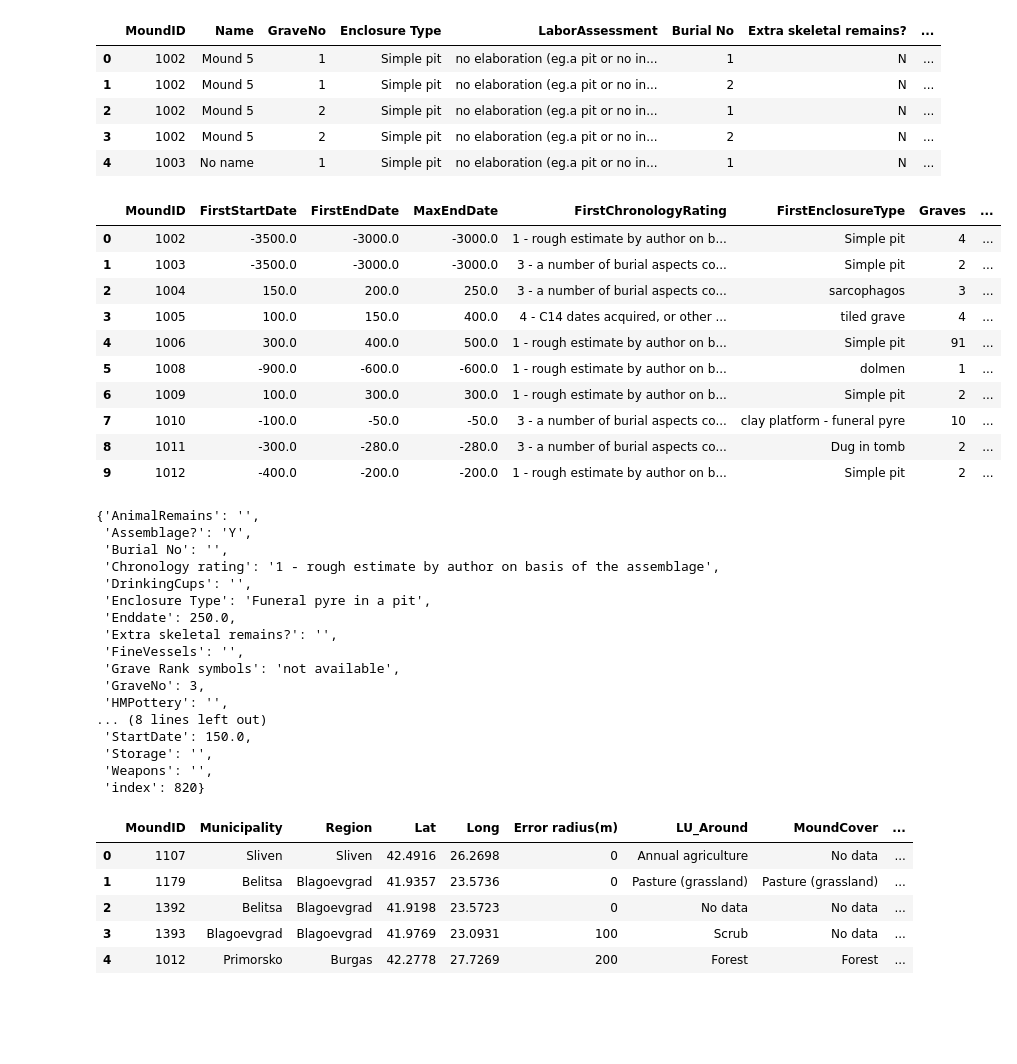
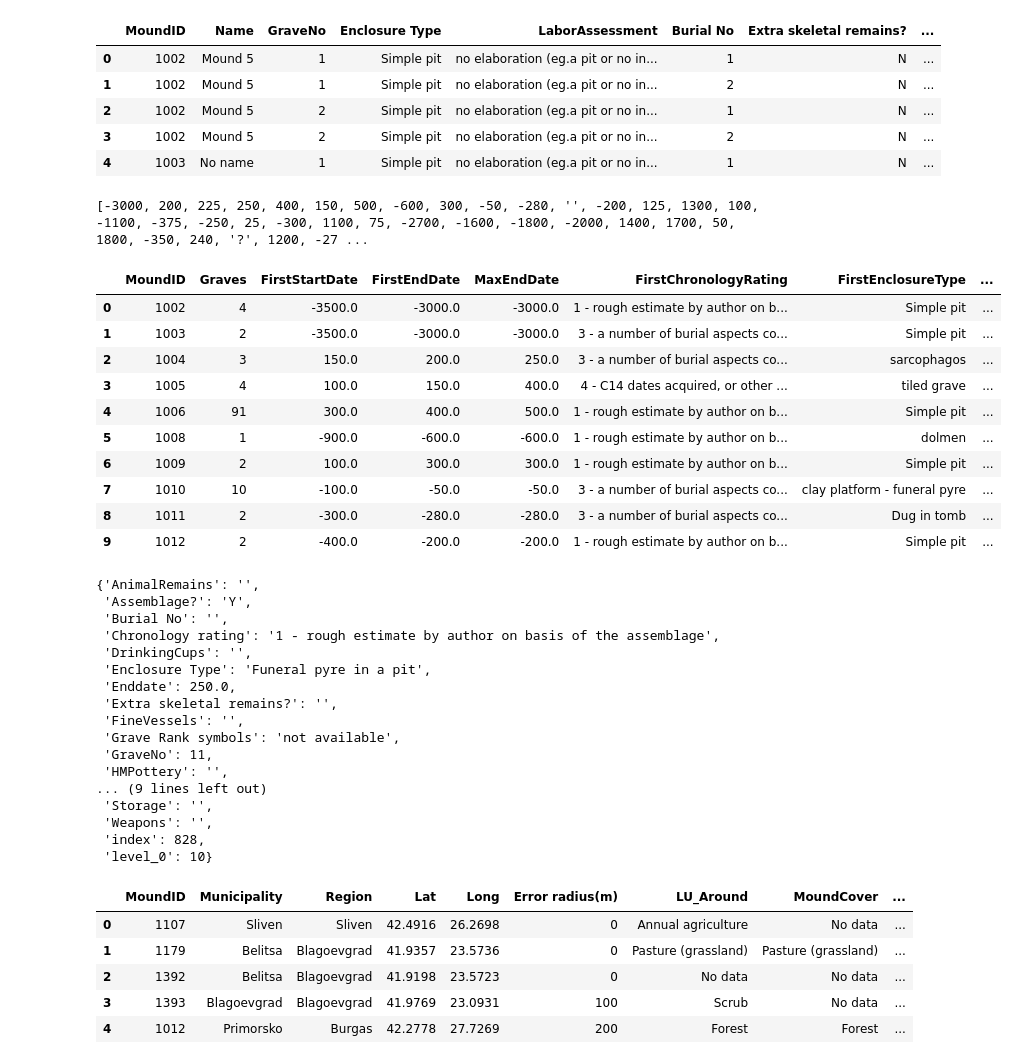
Before and after one commit to sdam-au/mounds_ETL, a Jupyter notebook: scripts/EXPLORING-MOUNDS-IN-GSHEETS.ipynb, the cells around one changed output. Drawn from its saved outputs; the diff is of its cells as text; code cells hidden in the pictures; blank space fills up the shorter version.

Commit message:
dealing with "dates_strings"

```diff
--- a/scripts/EXPLORING-MOUNDS-IN-GSHEETS.ipynb
+++ b/scripts/EXPLORING-MOUNDS-IN-GSHEETS.ipynb
@@ -77,6 +78,12 @@ AORDataset_BurialAttributes.head(5)
 | 2 | 1002 | Mound 5 | 2 | Simple pit | no elaboration (eg.a pit or no in... | 1 | N | ... |
 | 3 | 1002 | Mound 5 | 2 | Simple pit | no elaboration (eg.a pit or no in... | 2 | N | ... |
 | 4 | 1003 | No name | 1 | Simple pit | no elaboration (eg.a pit or no in... | 1 | N | ... |
+# %%
+# explore unique values within "StartDate" and "Enddate"
+# (to avoid unintentional remove of valuable info like "beginning" or "end")
+print(AORDataset_BurialAttributes["Enddate"].unique().tolist())
+# %% [output]
+[-3000, 200, 225, 250, 400, 150, 500, -600, 300, -50, -280, '', -200, 125, 1300, 100, -1100, -375, -250, 25, -300, 1100, 75, -2700, -1600, -1800, -2000, 1400, 1700, 50, 1800, -350, 240, '?', 1200, -27 ...
 # %%
 # force column to integers
 def get_int(value):
@@ -90,40 +97,44 @@ for column in ["StartDate", "Enddate"]:
 # %%
 # grouping BurialAttributes by mounds
 
 def get_data_from_group(group):
-  #group = pd.DataFrame(group).reset_index().sort_values("StartDate")
-  mound = {"MoundID" : group["MoundID"][0]}
-  mound["FirstStartDate"] = group['StartDate'][0]
-  mound["FirstEndDate"] = group['Enddate'][0]
-  mound["MaxEndDate"] = group["Enddate"].max()
+  """
+  function to get data from a group class object produced by pandas groupby() function
+  """
+  group = pd.DataFrame(group).reset_index() # transform group object into dataframe object
+  group.sort_values("StartDate", inplace=True) # sort it in by "StartData" column (ascending order)
+  mound = {"MoundID" : group["MoundID"][0]} # get mound ID (on the basis of the first row, but should be the same for all rows within a group)
+  mound["Graves"] = len(group) # how many rows we have
+  mound["FirstStartDate"] = group['StartDate'][0] # get "StartDate" from the first row
+  mound["FirstEndDate"] = group['Enddate'][0]  # get "Enddate" from the first row
+  mound["MaxEndDate"] = group["Enddate"].max() # get maximum value for "Enddate" for all rows
   mound["FirstChronologyRating"] = group["Chronology rating"][0]
   mound["FirstEnclosureType"] = group["Enclosure Type"][0]
-  mound["Graves"] = len(group)
   mound["FirstBurialNumber"] = group["Burial No"][0]
-  mound["GraveRankSymbols"] = list(set([rank.partition(" -")[0] for rank in group["Grave Rank symbols"].tolist()]))
-  mound["AllDates"] = [(date[0], date[1]) for date in zip(group['StartDate'], group['Enddate'])]
+  mound["GraveRankSymbols"] = list(set([rank.partition(" -")[0] for rank in group["Grave Rank symbols"].tolist()])) # list of all unique
+  mound["AllDates"] = [(date[0], date[1]) for date in zip(group['StartDate'], group['Enddate'])] # list of tuples of all dates
   try:
-    mound["TotalBurialNumber"] = group["Burial No"].astype(int).sum()
+    mound["TotalBurialNumber"] = group["Burial No"].astype(int).sum() # total number of burials associated with given mound
   except:
     mound["TotalBurialNumber"] = None
-  mound["BurialAttributesAggr"] = pd.DataFrame(group).reset_index().T.to_dict() #.to_dict()
+  mound["BurialAttributesAggr"] = pd.DataFrame(group).reset_index().T.to_dict() # all data packed from given group packed into a dictionary, rows as keys
   return mound
 AORDataset_BurialAttributes_grouped = pd.DataFrame(AORDataset_BurialAttributes.sort_values("StartDate").groupby("MoundID").apply(lambda group_df: get_data_from_group(group_df)).tolist())
 AORDataset_BurialAttributes_grouped.head(10)
 # %% [output]
-|  | MoundID | FirstStartDate | FirstEndDate | MaxEndDate | FirstChronologyRating | FirstEnclosureType | Graves | ... |
-| 0 | 1002 | -3500.0 | -3000.0 | -3000.0 | 1 - rough estimate by author on b... | Simple pit | 4 | ... |
-| 1 | 1003 | -3500.0 | -3000.0 | -3000.0 | 3 - a number of burial aspects co... | Simple pit | 2 | ... |
-| 2 | 1004 | 150.0 | 200.0 | 250.0 | 3 - a number of burial aspects co... | sarcophagos | 3 | ... |
-| 3 | 1005 | 100.0 | 150.0 | 400.0 | 4 - C14 dates acquired, or other ... | tiled grave | 4 | ... |
-| 4 | 1006 | 300.0 | 400.0 | 500.0 | 1 - rough estimate by author on b... | Simple pit | 91 | ... |
-| 5 | 1008 | -900.0 | -600.0 | -600.0 | 1 - rough estimate by author on b... | dolmen | 1 | ... |
-| 6 | 1009 | 100.0 | 300.0 | 300.0 | 1 - rough estimate by author on b... | Simple pit | 2 | ... |
-| 7 | 1010 | -100.0 | -50.0 | -50.0 | 3 - a number of burial aspects co... | clay platform - funeral pyre | 10 | ... |
-| 8 | 1011 | -300.0 | -280.0 | -280.0 | 3 - a number of burial aspects co... | Dug in tomb | 2 | ... |
-| 9 | 1012 | -400.0 | -200.0 | -200.0 | 1 - rough estimate by author on b... | Simple pit | 2 | ... |
+|  | MoundID | Graves | FirstStartDate | FirstEndDate | MaxEndDate | FirstChronologyRating | FirstEnclosureType | ... |
+| 0 | 1002 | 4 | -3500.0 | -3000.0 | -3000.0 | 1 - rough estimate by author on b... | Simple pit | ... |
+| 1 | 1003 | 2 | -3500.0 | -3000.0 | -3000.0 | 3 - a number of burial aspects co... | Simple pit | ... |
+| 2 | 1004 | 3 | 150.0 | 200.0 | 250.0 | 3 - a number of burial aspects co... | sarcophagos | ... |
+| 3 | 1005 | 4 | 100.0 | 150.0 | 400.0 | 4 - C14 dates acquired, or other ... | tiled grave | ... |
+| 4 | 1006 | 91 | 300.0 | 400.0 | 500.0 | 1 - rough estimate by author on b... | Simple pit | ... |
+| 5 | 1008 | 1 | -900.0 | -600.0 | -600.0 | 1 - rough estimate by author on b... | dolmen | ... |
+| 6 | 1009 | 2 | 100.0 | 300.0 | 300.0 | 1 - rough estimate by author on b... | Simple pit | ... |
+| 7 | 1010 | 10 | -100.0 | -50.0 | -50.0 | 3 - a number of burial aspects co... | clay platform - funeral pyre | ... |
+| 8 | 1011 | 2 | -300.0 | -280.0 | -280.0 | 3 - a number of burial aspects co... | Dug in tomb | ... |
+| 9 | 1012 | 2 | -400.0 | -200.0 | -200.0 | 1 - rough estimate by author on b... | Simple pit | ... |
 # %%
-# example
+# example of one value nested within "BurialAttributesAggr" column
 AORDataset_BurialAttributes_grouped[AORDataset_BurialAttributes_grouped["MoundID"]== 1115]["BurialAttributesAggr"].tolist()[0][6]
 # %% [output]
 {'AnimalRemains': '',
@@ -136,12 +147,12 @@ AORDataset_BurialAttributes_grouped[AORDataset_BurialAttributes_grouped["MoundID
  'Extra skeletal remains?': '',
  'FineVessels': '',
  'Grave Rank symbols': 'not available',
- 'GraveNo': 3,
+ 'GraveNo': 11,
  'HMPottery': '',
-... (8 lines left out)
- 'StartDate': 150.0,
+... (9 lines left out)
  'Storage': '',
  'Weapons': '',
- 'index': 820}
+ 'index': 828,
+ 'level_0': 10}
 # %%
 # exporting to gsheet
```
Also changed, not shown: parts of 10 cells of this notebook.
